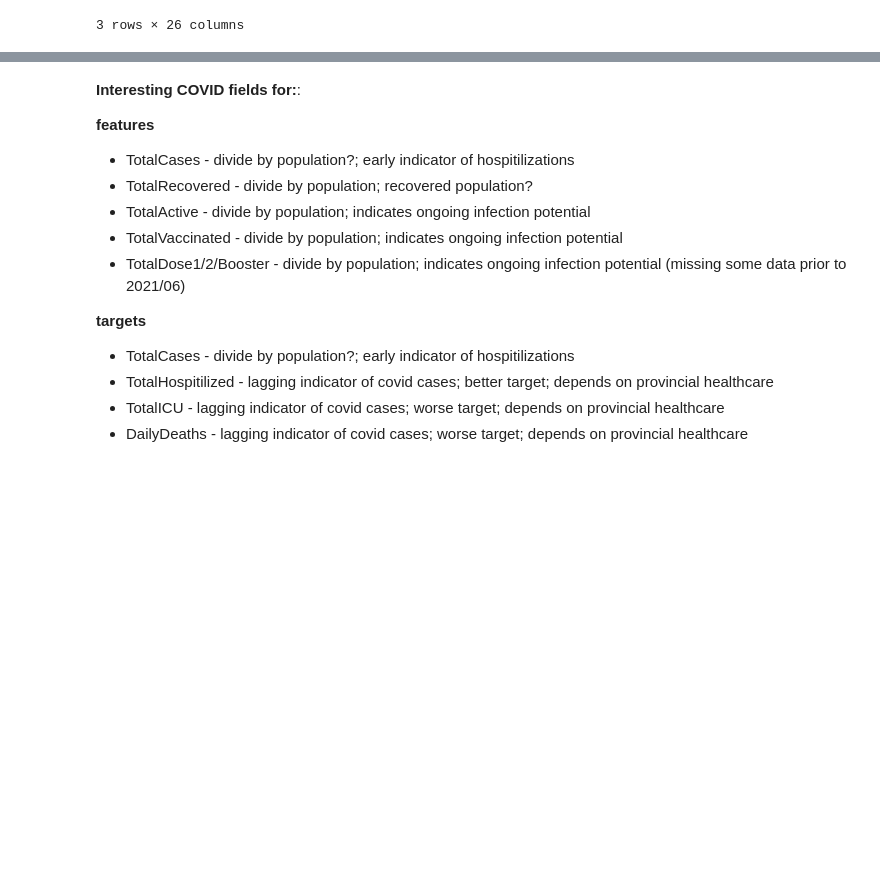
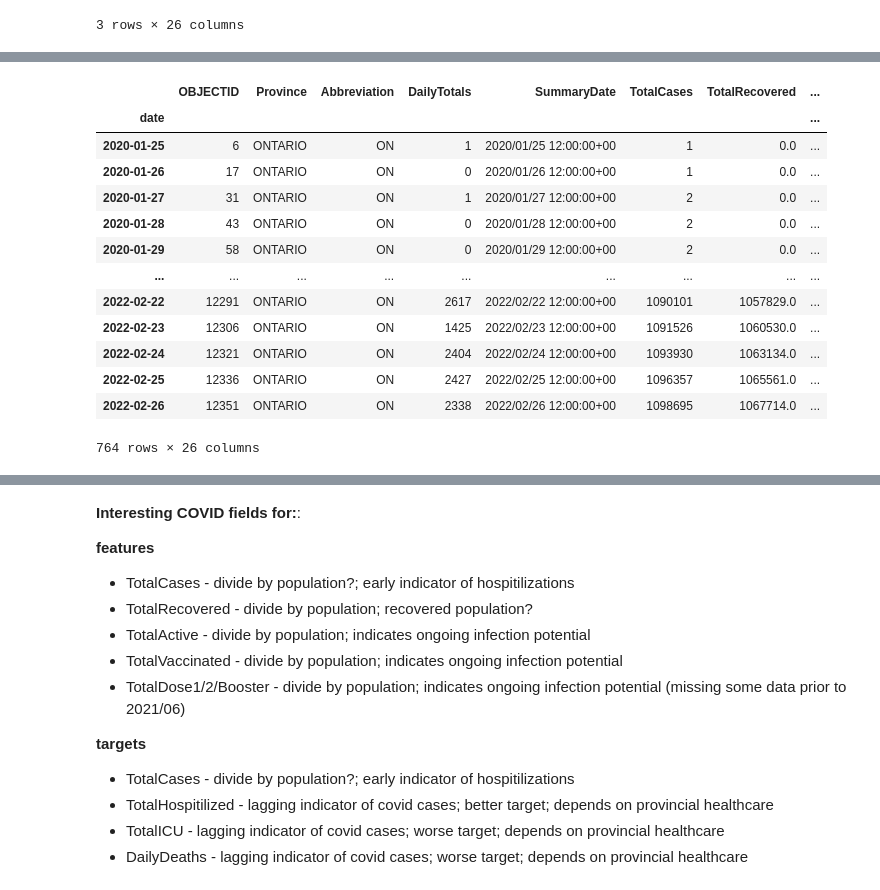
Before and after one commit to kbrezinski/COVID-BiLSTM, a Jupyter notebook: COVID-BiLSTM/process-COVID.ipynb, the cells around one changed output, grey strips where cells are left out. Saved outputs shown, nothing was run; the diff lists cells and outputs as text; code cells hidden in the pictures; blank space fills up the shorter version.

```diff
--- a/COVID-BiLSTM/process-COVID.ipynb
+++ b/COVID-BiLSTM/process-COVID.ipynb
@@ -40,4 +44,21 @@ df.head(3)
 3 rows × 26 columns
+# %%
+df
+# %% [output]
+|  | OBJECTID | Province | Abbreviation | DailyTotals | SummaryDate | TotalCases | TotalRecovered | ... |
+| date |  |  |  |  |  |  |  | ... |
+| 2020-01-25 | 6 | ONTARIO | ON | 1 | 2020/01/25 12:00:00+00 | 1 | 0.0 | ... |
+| 2020-01-26 | 17 | ONTARIO | ON | 0 | 2020/01/26 12:00:00+00 | 1 | 0.0 | ... |
+| 2020-01-27 | 31 | ONTARIO | ON | 1 | 2020/01/27 12:00:00+00 | 2 | 0.0 | ... |
+| 2020-01-28 | 43 | ONTARIO | ON | 0 | 2020/01/28 12:00:00+00 | 2 | 0.0 | ... |
+| 2020-01-29 | 58 | ONTARIO | ON | 0 | 2020/01/29 12:00:00+00 | 2 | 0.0 | ... |
+| ... | ... | ... | ... | ... | ... | ... | ... | ... |
+| 2022-02-22 | 12291 | ONTARIO | ON | 2617 | 2022/02/22 12:00:00+00 | 1090101 | 1057829.0 | ... |
+| 2022-02-23 | 12306 | ONTARIO | ON | 1425 | 2022/02/23 12:00:00+00 | 1091526 | 1060530.0 | ... |
+| 2022-02-24 | 12321 | ONTARIO | ON | 2404 | 2022/02/24 12:00:00+00 | 1093930 | 1063134.0 | ... |
+| 2022-02-25 | 12336 | ONTARIO | ON | 2427 | 2022/02/25 12:00:00+00 | 1096357 | 1065561.0 | ... |
+| 2022-02-26 | 12351 | ONTARIO | ON | 2338 | 2022/02/26 12:00:00+00 | 1098695 | 1067714.0 | ... |
+764 rows × 26 columns
 # %%
 # select date time after first wastewater data entry
 df = df.loc[pd.Timestamp('2021-04-01'):, :]
```
Also changed, not shown: parts of 5 cells of this notebook, 6 other files.
